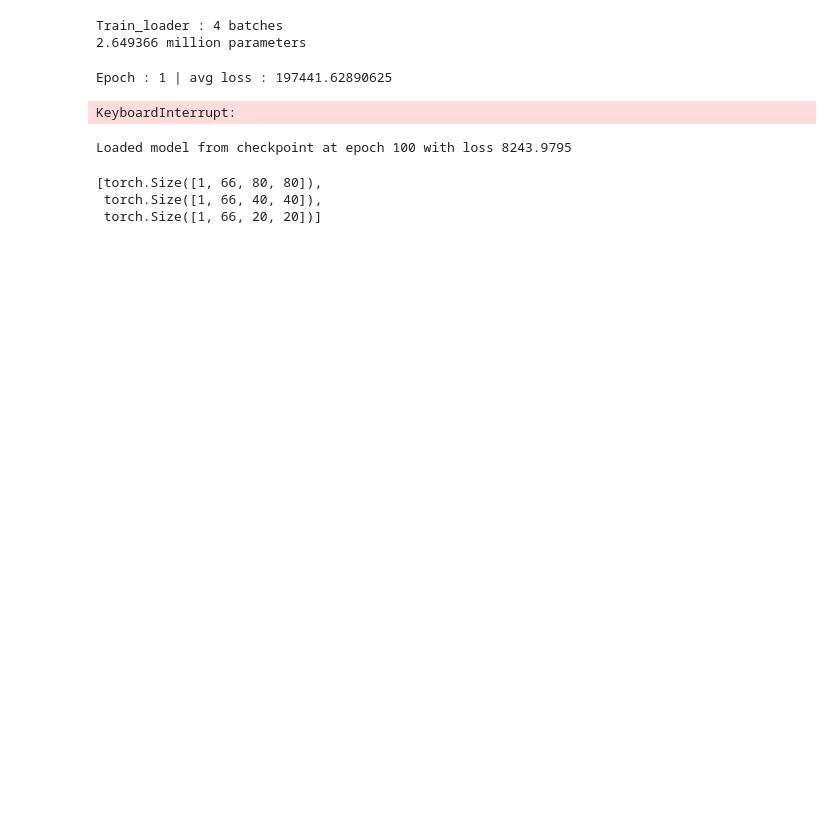
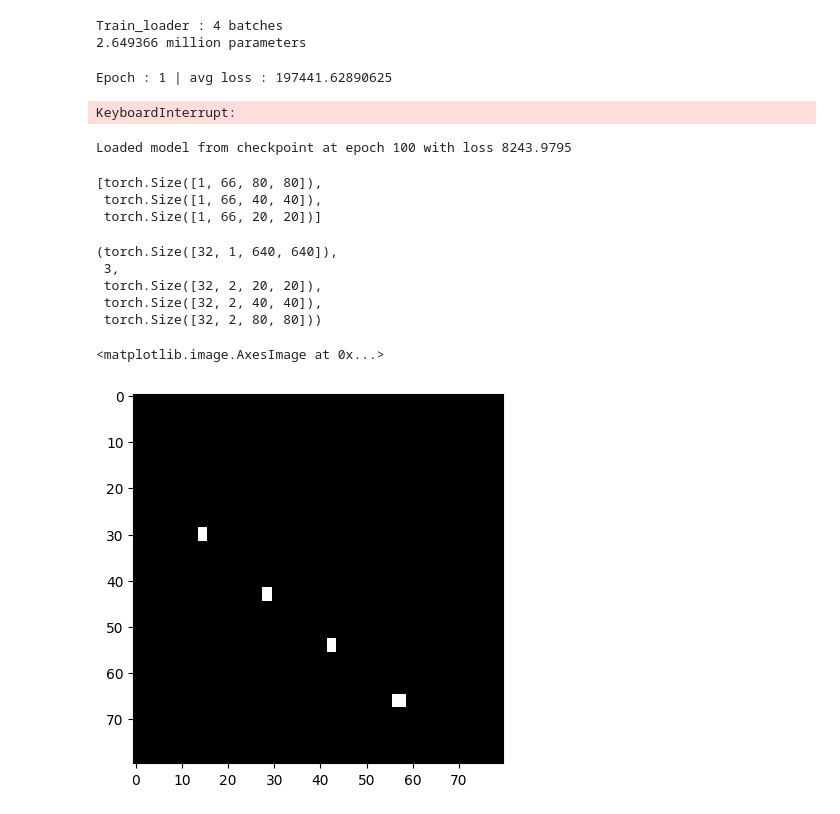
Before and after one commit to davide710/change_detection, a Jupyter notebook: test.ipynb, the cells around one changed output. Cells and saved outputs as stored; diff of their text form; code cells hidden in the pictures; blank space fills up the shorter version.

```diff
--- a/test.ipynb
+++ b/test.ipynb
@@ -114,6 +118,19 @@ class SimpleLoss:
  torch.Size([1, 66, 20, 20])]
 # %%
 im, t = next(iter(train_loader))
+# %%
+im.shape, len(t), t[0].shape, t[1].shape, t[2].shape
+# %% [output]
+(torch.Size([32, 1, 640, 640]),
+ 3,
+ torch.Size([32, 2, 20, 20]),
+ torch.Size([32, 2, 40, 40]),
+ torch.Size([32, 2, 80, 80]))
+# %%
+plt.imshow(t[2][0][0], cmap='gray')
+# %% [output]
+<matplotlib.image.AxesImage at 0x...>
+[figure, added]
 # %%
 img = np.array(im.reshape(640, 640))
 x, y, w, h = np.array(t['box'][0]*640, dtype=np.uint8)
```
Also changed, not shown: parts of 6 cells of this notebook, 2 other files.
